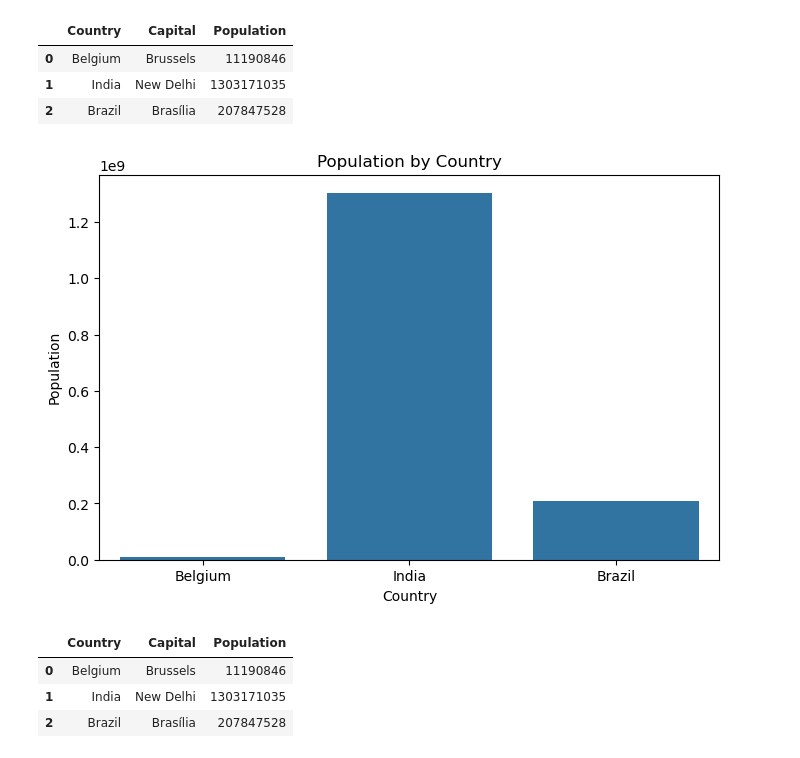
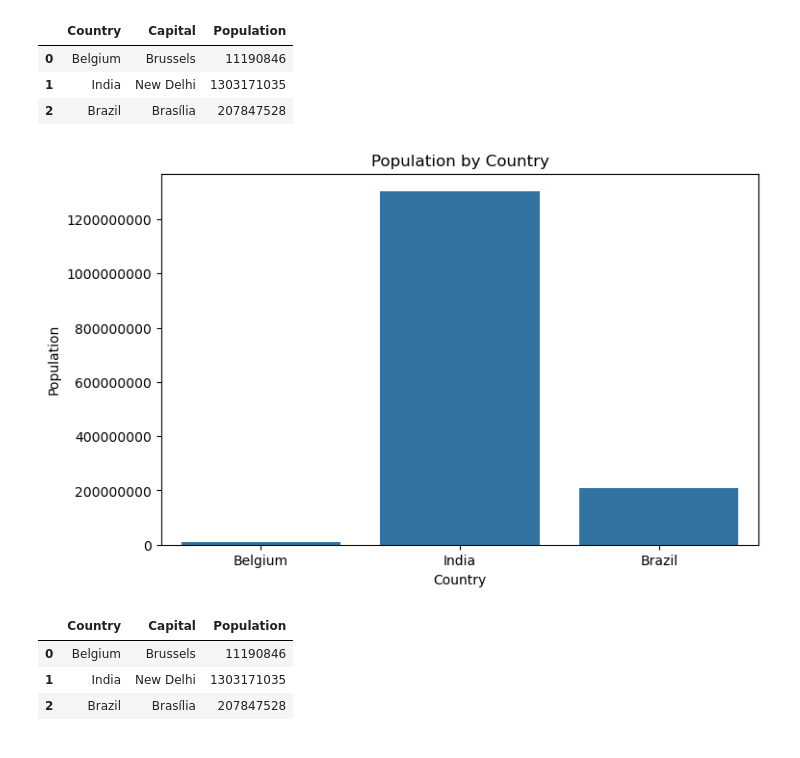
Before and after one commit to ahmedcuseyb/Python_ML_Libraries, a Jupyter notebook: visualization.ipynb, the cells around one changed output. Saved outputs shown, nothing was run; the diff lists cells and outputs as text; code cells hidden in the pictures.

```diff
--- a/visualization.ipynb
+++ b/visualization.ipynb
@@ -28,21 +28,21 @@ df
 # %%
 import matplotlib.pyplot as plt
 import seaborn as sns
 import pandas as pd
 
 # Sample data
 df = pd.read_csv("demo.csv")
 
 plt.figure(figsize=(8,5))
 
 sns.barplot(data=df, x="Country", y="Population")
 plt.xlabel("Country")
 plt.ylabel("Population")
 plt.title("Population by Country")
-# plt.ticklabel_format(style='plain', axis='y')  # <-- disable scientific notation
+plt.ticklabel_format(style='plain', axis='y')  # <-- disable scientific notation
 plt.show()
 # %% [output]
-[figure, old version]
+[figure, new version]
 # %%
 df
 # %% [output]
```
Also changed, not shown: parts of 1 cell of this notebook.
